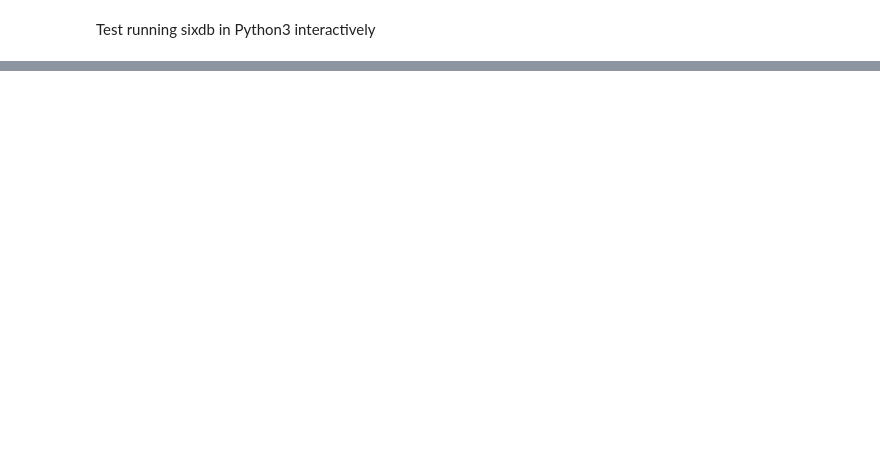
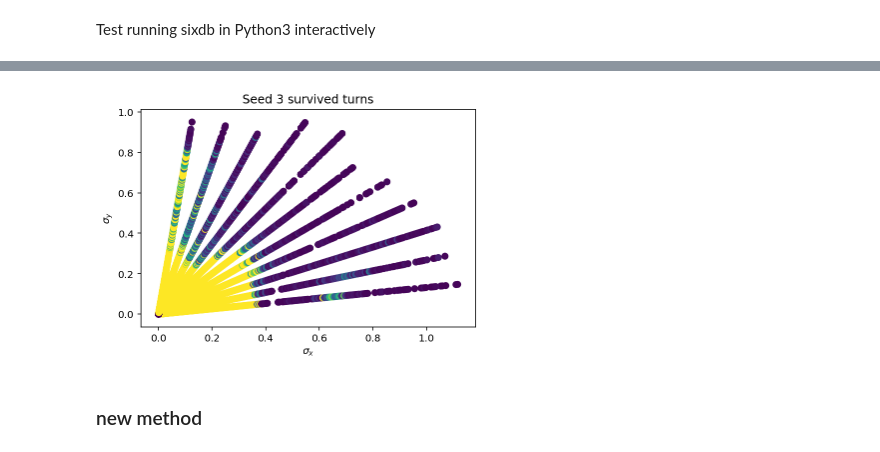
Before and after one commit to SixTrack/SixDeskDB, a Jupyter notebook: examples/da_interactive.ipynb, the cells around one changed output, grey strips where cells are left out. Cells and saved outputs as stored; diff of their text form; code cells hidden in the pictures; blank space fills up the shorter version.

Commit message:
SQL bugfix in new UE-method and backwards compatibility

```diff
--- a/examples/da_interactive.ipynb
+++ b/examples/da_interactive.ipynb
@@ -17,0 +24,2 @@ import sixdb
+# %%
+study_database = sdb.SixDeskDB(dbname=study_name)
@@ -18,3 +45,9 @@ import sixdb
+# %%
+study_database.plot_survival_2d(seed=3)
+# %% [output]
+[figure, added]
+# %% [markdown]
+### new method
 # %%
 # run sixdesk with a set of unequal emittances
 emittances_x = [1.11, 1.53]
```
Also changed, not shown: parts of 12 cells of this notebook, 3 other files.
